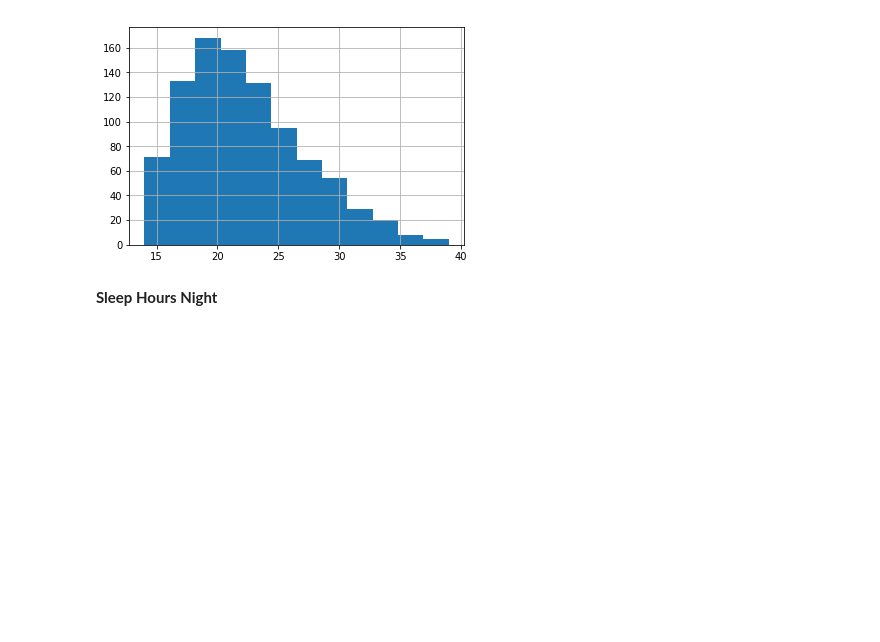
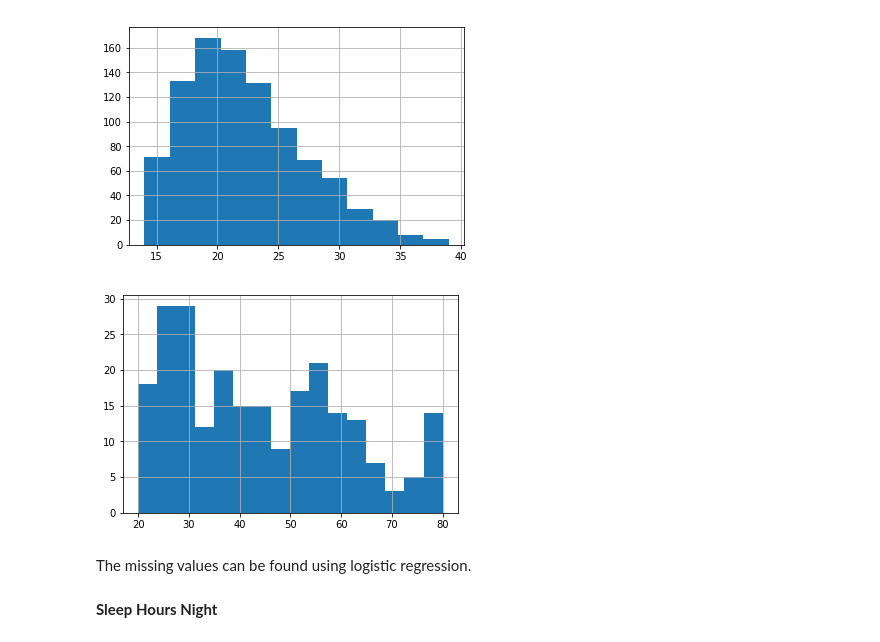
Before and after one commit to lucas-ubm/MaastrichtFlu, a Jupyter notebook: kaggle_starter.ipynb, the cells around one changed output. Drawn from its saved outputs; the diff is of its cells as text; code cells hidden in the pictures; blank space fills up the shorter version.

```diff
--- a/kaggle_starter.ipynb
+++ b/kaggle_starter.ipynb
@@ -623,6 +623,13 @@ df['Age1stBaby'].hist(bins=12)
 plt.show()
 # %% [output]
 [figure]
+# %%
+df.loc[(df['nBabies'].notna()) & (df['Age1stBaby'].isna())]['Age'].hist(bins=16)
+plt.show()
+# %% [output]
+[figure, added]
+# %% [markdown]
+The missing values can be found using logistic regression.
 # %% [markdown]
 **Sleep Hours Night**
 # %%
```
Also changed, not shown: parts of 12 cells of this notebook.
